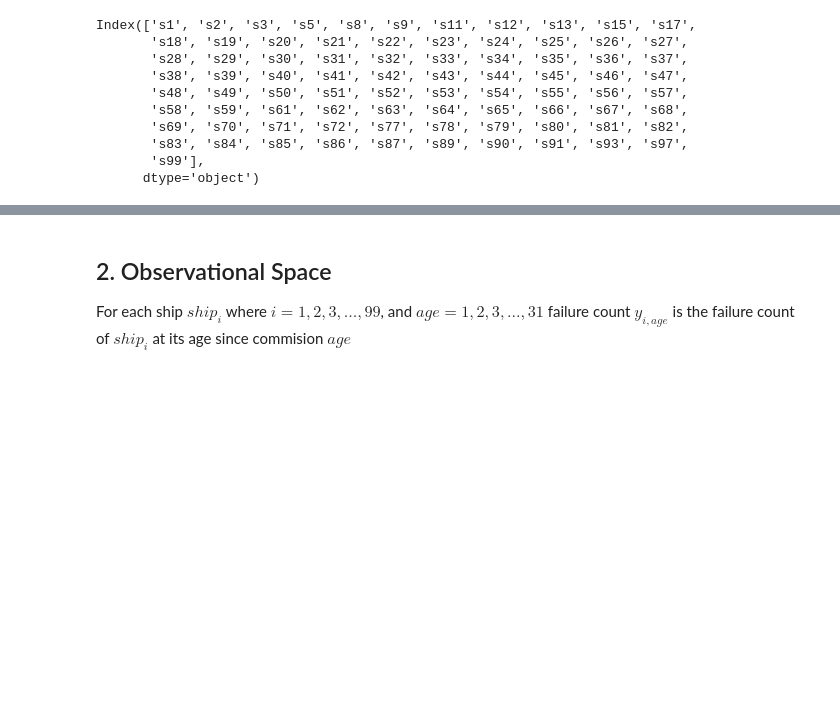
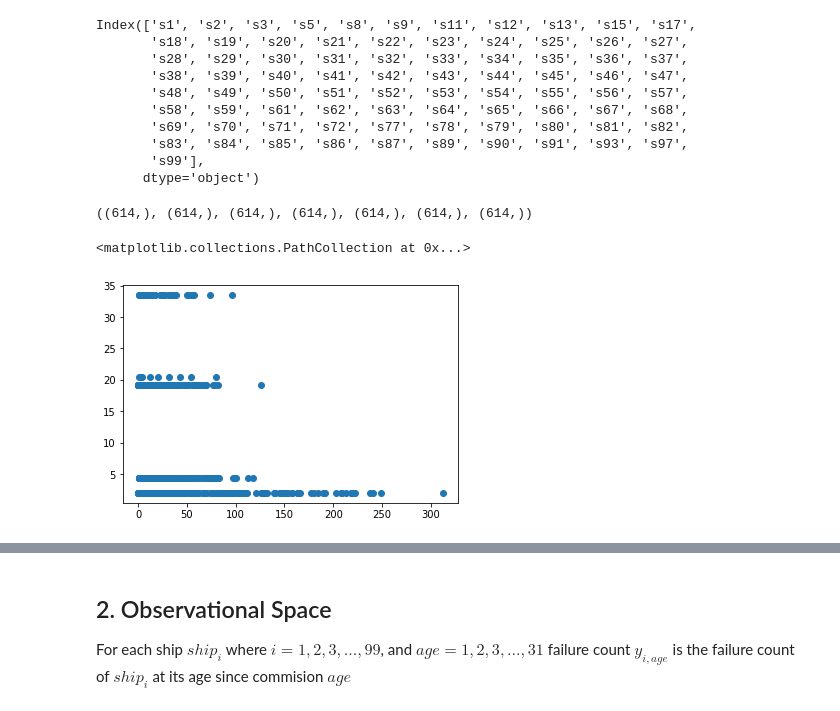
Before and after one commit to hyunjimoon/defense-reliability, a Jupyter notebook: poisson/workflow.ipynb, the cells around one changed output, grey strips where cells are left out. Drawn from its saved outputs; the diff is of its cells as text; code cells hidden in the pictures; blank space fills up the shorter version.

```diff
--- a/poisson/workflow.ipynb
+++ b/poisson/workflow.ipynb
@@ -54,3 +61,24 @@ propulsion_system = ["CODOG", "CODOG", "CODAD", "CODAG", "CODOG"]
+# %%
+relative_displacement = {}
+engine_type = {}
+ship_complexity_data = {}
+ship_number = {}
+for ship in y_data_raw.columns:
+    shipnum = int(ship[1:])
+    for i, (l, u) in enumerate(ship_column_index):
+        if shipnum >= l and shipnum <= u:
+            data_index = i
+            break
+
+    relative_displacement[f"s{shipnum}"] = np.round(ship_full_displacement[i] / np.min(ship_full_displacement), decimals=4)
+    engine_type[f"s{shipnum}"] = ship_engine_type[i]
+    ship_complexity_data[f"s{shipnum}"] = complexity[propulsion_system[i]]
+    ship_number[f"s{shipnum}"] = shipnum
+# %%
+relative_displacement_df = pd.DataFrame({key: np.tile(val, y_data_raw.shape[0]) for key, val in relative_displacement.items()})
+engine_type_df = pd.DataFrame({key: np.tile(val, y_data_raw.shape[0]) for key, val in engine_type.items()})
+ship_complexity_df = pd.DataFrame({key: np.tile(val, y_data_raw.shape[0]) for key, val in ship_complexity_data.items()})
+ship_number_df = pd.DataFrame({key: np.tile(val, y_data_raw.shape[0]) for key, val in ship_number.items()})
 # %%
 y_data_raw = y_data_raw.loc[:, ((~y_data_raw.isnull()).sum(axis=0) >= 4)]
 # %%
@@ -69,3 +105,20 @@ Index(['s1', 's2', 's3', 's5', 's8', 's9', 's11', 's12', 's13', 's15', 's17',
+# %%
+y_data = y_data_raw.values[~np.isnan(y_data_raw.values)].astype(np.int32)
+ship_complexity_data = ship_complexity_df.values[~np.isnan(y_data_raw.values)]
+ship_age_data = age_df.values[~np.isnan(y_data_raw.values)]
+engine_data = engine_type_df.values[~np.isnan(y_data_raw.values)]
+relative_displacement_data = relative_displacement_df.values[[~np.isnan(y_data_raw.values)]] + 1
+engine_count_data = np.tile(2, y_data_raw.values[~np.isnan(y_data_raw.values)].shape[0])
+ship_number_data = ship_number_df.values[~np.isnan(y_data_raw.values)]
+y_data.shape, ship_complexity_data.shape, ship_age_data.shape, engine_data.shape, relative_displacement_data.shape, engine_count_data.shape, ship_number_data.shape
+# %% [output]
+((614,), (614,), (614,), (614,), (614,), (614,), (614,))
+# %%
+ax = plt.gca()
+ax.scatter(y_data, relative_displacement_data)
+# %% [output]
+<matplotlib.collections.PathCollection at 0x...>
+[figure, added]
 # %% [markdown]
 ## 1. Conceptial Analysis
 
```
Also changed, not shown: parts of 55 cells of this notebook, 4 other files.
